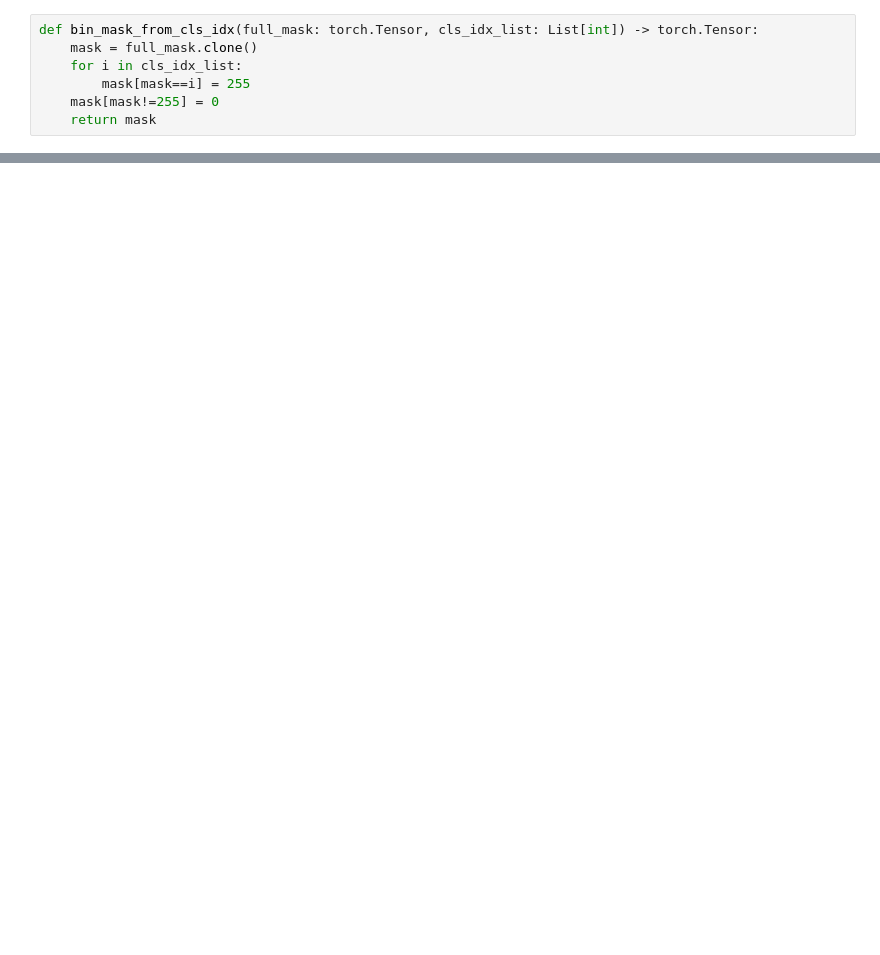
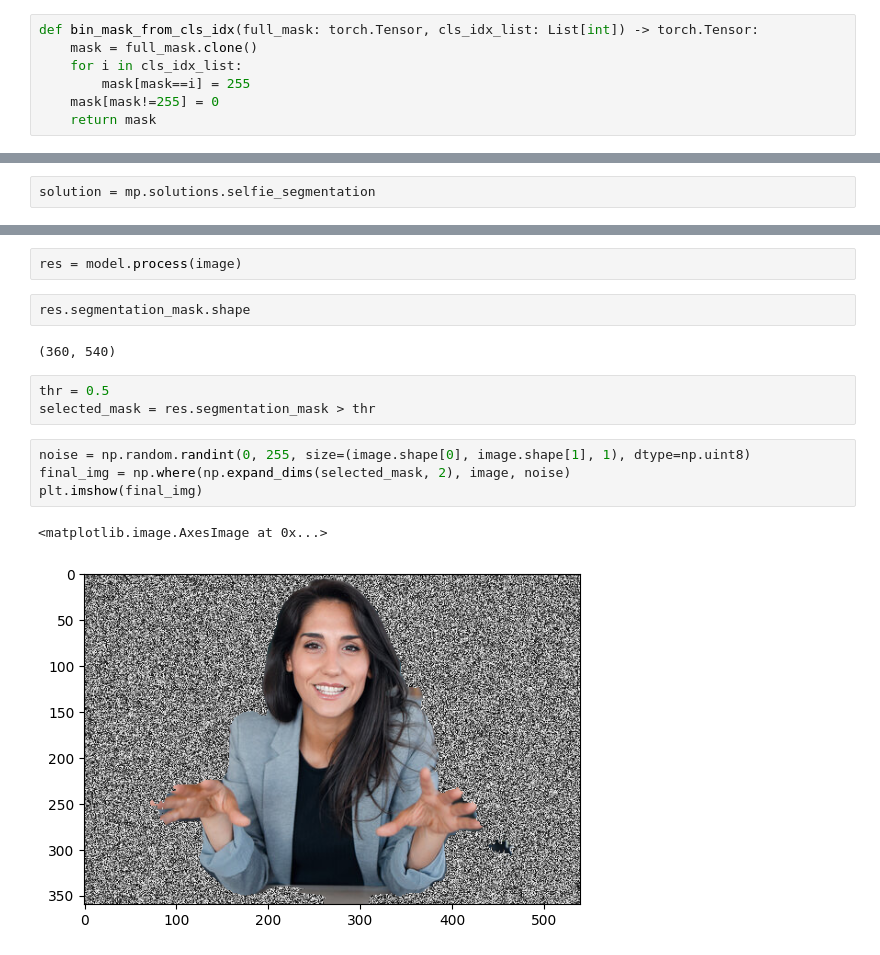
Before and after one commit to jomariya23156/realtime-webcam-bg-replace-add-filters, a Jupyter notebook: replace_bg.ipynb, the cells around one changed output, grey strips where cells are left out. Drawn from its saved outputs; the diff is of its cells as text; blank space fills up the shorter version.

```diff
--- a/replace_bg.ipynb
+++ b/replace_bg.ipynb
@@ -72,0 +98,2 @@ plt.imshow(cv2.cvtColor(final_img, cv2.COLOR_BGR2RGB))
+# %%
+solution = mp.solutions.selfie_segmentation
@@ -72,0 +104,16 @@ plt.imshow(cv2.cvtColor(final_img, cv2.COLOR_BGR2RGB))
+# %%
+res = model.process(image)
+# %%
+res.segmentation_mask.shape
+# %% [output]
+(360, 540)
+# %%
+thr = 0.5
+selected_mask = res.segmentation_mask > thr
+# %%
+noise = np.random.randint(0, 255, size=(image.shape[0], image.shape[1], 1), dtype=np.uint8)
+final_img = np.where(np.expand_dims(selected_mask, 2), image, noise)
+plt.imshow(final_img)
+# %% [output]
+<matplotlib.image.AxesImage at 0x...>
+[figure, added]
```
Also changed, not shown: parts of 12 cells of this notebook, 3 other files.
